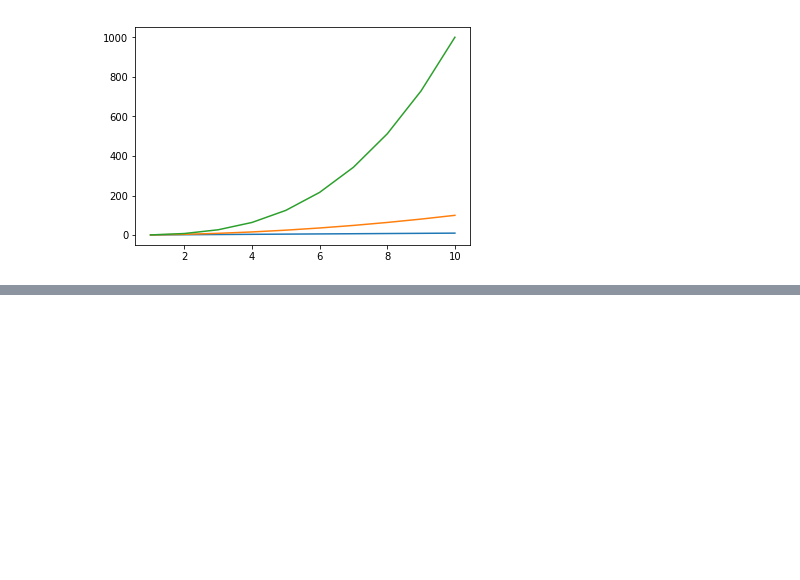
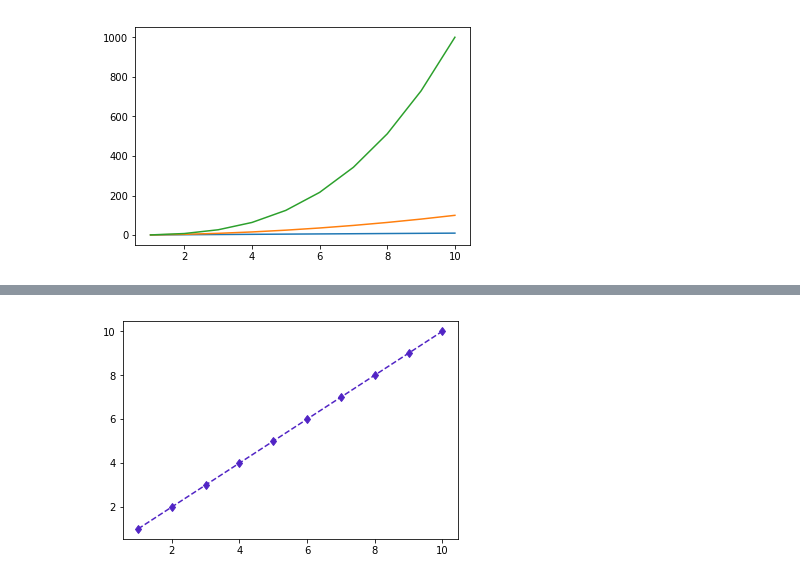
Before and after one commit to ajaytech002/visualization, a Jupyter notebook: Demo.ipynb, the cells around one changed output, grey strips where cells are left out. Cells and saved outputs as stored; diff of their text form; code cells hidden in the pictures; blank space fills up the shorter version.

```diff
--- a/Demo.ipynb
+++ b/Demo.ipynb
@@ -126,0 +167,5 @@ plt.show()
+# %%
+plt.plot(x,y,color='#5124C5',linestyle='--',marker='d')
+plt.show()
+# %% [output]
+[figure, added]
```
Also changed, not shown: parts of 12 cells of this notebook, 2 other files.
